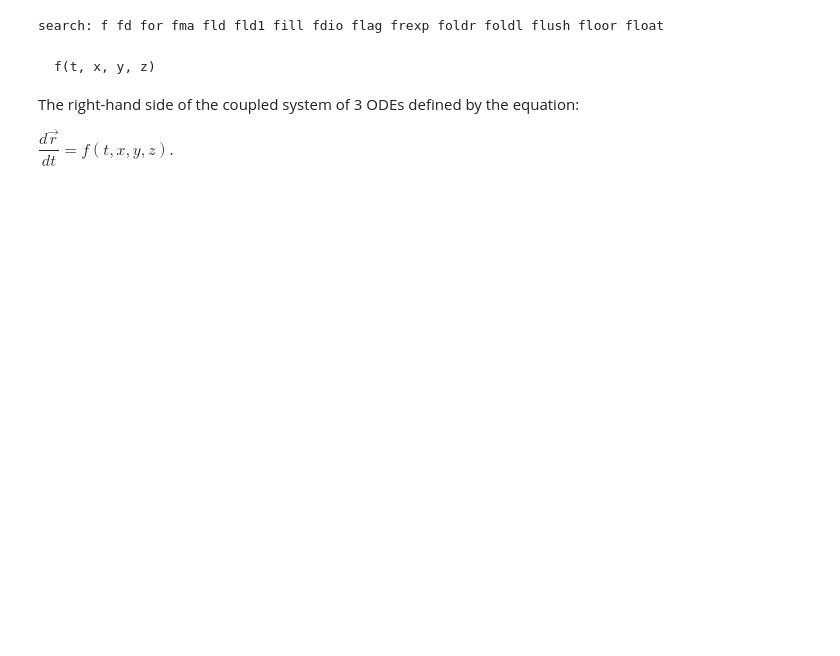
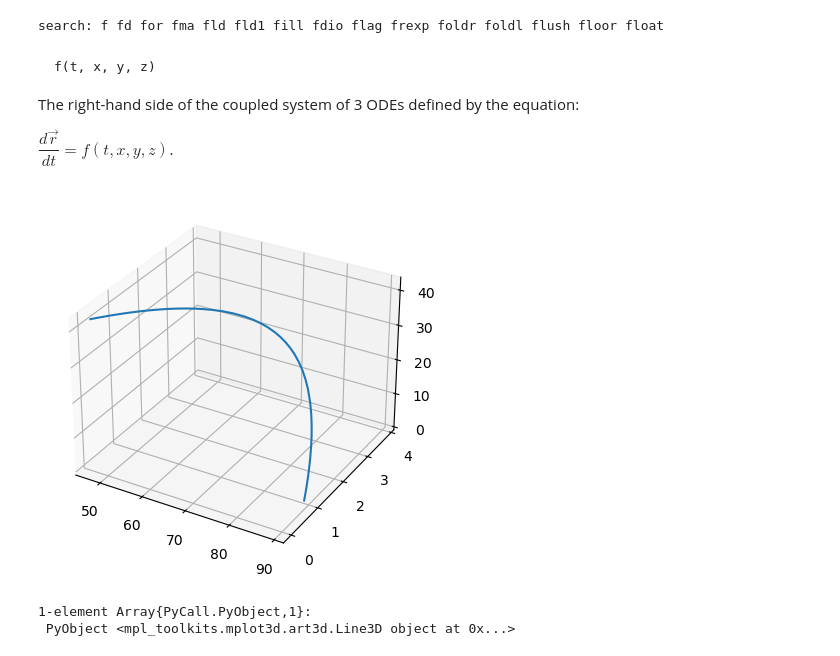
Before and after one commit to fusion809/julia-scripts, a Jupyter notebook: ODEs/Notebook.ipynb, the cells around one changed output. Drawn from its saved outputs; the diff is of its cells as text; code cells hidden in the pictures; blank space fills up the shorter version.

```diff
--- a/ODEs/Notebook.ipynb
+++ b/ODEs/Notebook.ipynb
@@ -23,3 +125,9 @@ f(t, x, y, z)
 The right-hand side of the coupled system of 3 ODEs defined by the equation:
 
 $\dfrac{d\vec{r}}{dt} = f(t, x, y, z)$.
+# %%
+include("RKF45-3d_SIR.jl")
+# %% [output]
+[figure, added]
+1-element Array{PyCall.PyObject,1}:
+ PyObject <mpl_toolkits.mplot3d.art3d.Line3D object at 0x...>
```
Also changed, not shown: parts of 4 cells of this notebook, 7 other files.
